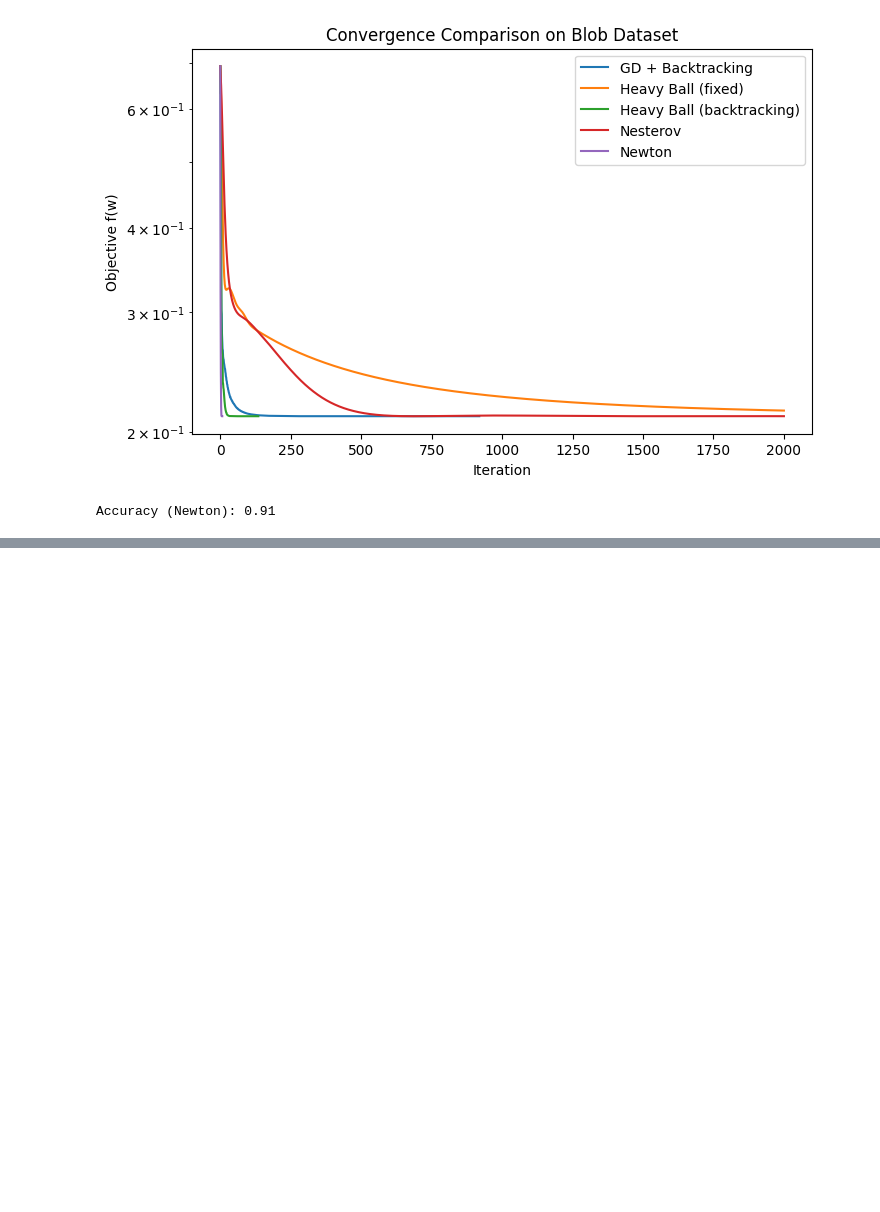
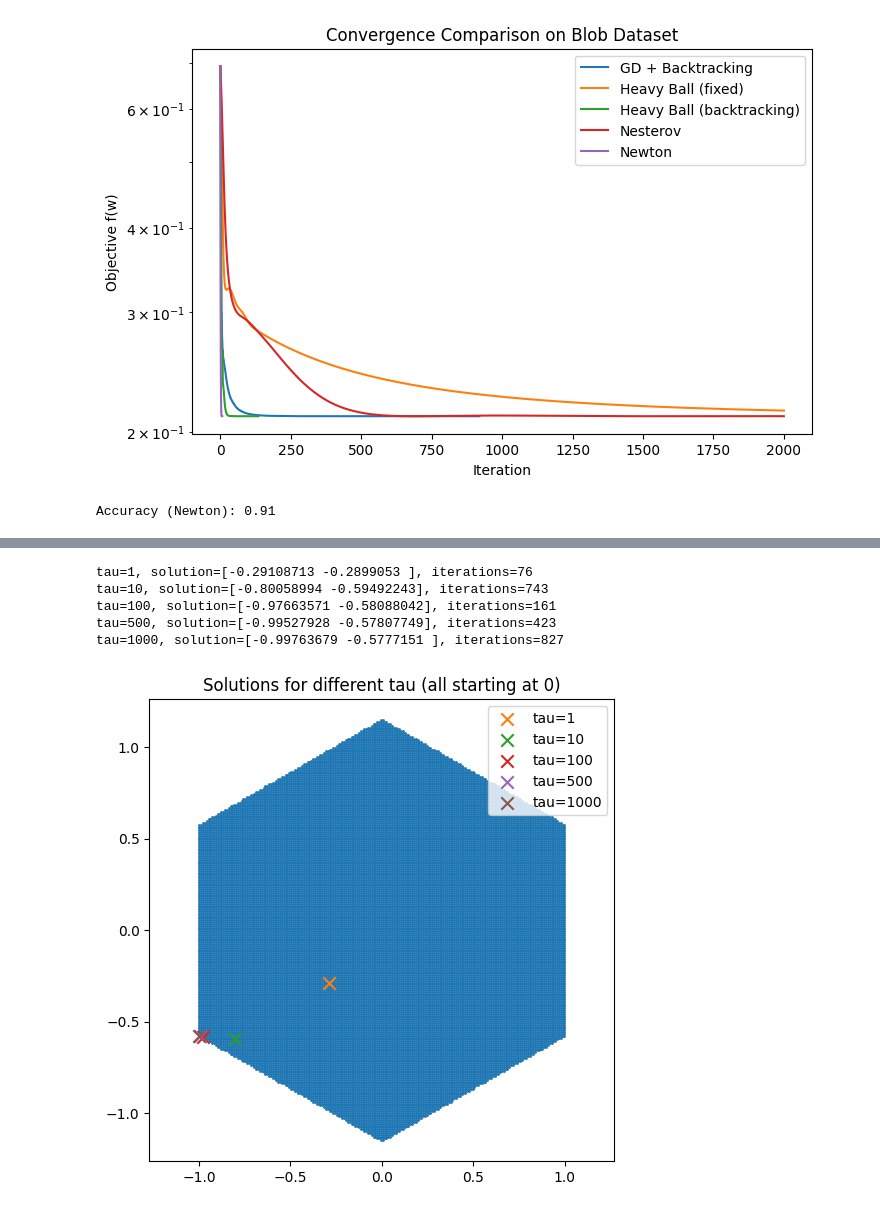
Before and after one commit to SoumyaBhaiya/my-practice, a Jupyter notebook: gradientDescent.ipynb, the cells around one changed output, grey strips where cells are left out. Saved outputs shown, nothing was run; the diff lists cells and outputs as text; code cells hidden in the pictures; blank space fills up the shorter version.

```diff
--- a/gradientDescent.ipynb
+++ b/gradientDescent.ipynb
@@ -537,0 +616,72 @@ Accuracy (Newton): 0.91
+# %%
+#part c for codeing
+def grad_f(x, tau):
+    g = c.copy()
+    for a, b in zip(a_list, b_list):
+        g += (1/tau) * (a / (b - x @ a))
+    return g
+
+def backtracking_gd(tau, x0=np.array([0.,0.]), max_iter=10000):
+    x = x0.copy()
+    iters = 0
+    c1 = 0.001
+    rho = 0.8
+
+    while iters < max_iter:
+        g = grad_f(x, tau)
+        f_x = barrier_obj(x, tau)
+        alpha = 1.0
+
+        # backtracking loop
+        while True:
+            x_new = x - alpha * g
+            feasible = True
+            for a, b in zip(a_list, b_list):
+                if x_new @ a >= b:      # outside region
+                    feasible = False
+                    break
+            if not feasible:
+                alpha *= rho
+                continue
+
+            if barrier_obj(x_new, tau) <= f_x - c1 * alpha * np.dot(g,g):
+                break
+            alpha *= rho
+
+        x = x_new
+        iters += 1
+
+        # stopping condition
+        if np.linalg.norm(g) < 1e-6:
+            break
+
+    return x, iters
+
+taus = [1, 10, 100, 500, 1000]
+solutions = []
+iterations = []
+
+for tau in taus:
+    x_sol, iters = backtracking_gd(tau)
+    solutions.append(x_sol)
+    iterations.append(iters)
+    print(f"tau={tau}, solution={x_sol}, iterations={iters}")
+
+# plot feasible region + solutions
+plt.figure(figsize=(6,6))
+plt.scatter(feasible_points[:,0], feasible_points[:,1], s=1)
+
+for x_sol, tau in zip(solutions, taus):
+    plt.scatter(x_sol[0], x_sol[1], s=80, marker='x', label=f"tau={tau}")
+
+plt.legend()
+plt.title("Solutions for different tau (all starting at 0)")
+plt.axis("equal")
+plt.show()
+# %% [output]
+tau=1, solution=[-0.29108713 -0.2899053 ], iterations=76
+tau=10, solution=[-0.80058994 -0.59492243], iterations=743
+tau=100, solution=[-0.97663571 -0.58088042], iterations=161
+tau=500, solution=[-0.99527928 -0.57807749], iterations=423
+tau=1000, solution=[-0.99763679 -0.5777151 ], iterations=827
+[figure, added]
```
Also changed, not shown: parts of 8 cells of this notebook, 1 other file.
